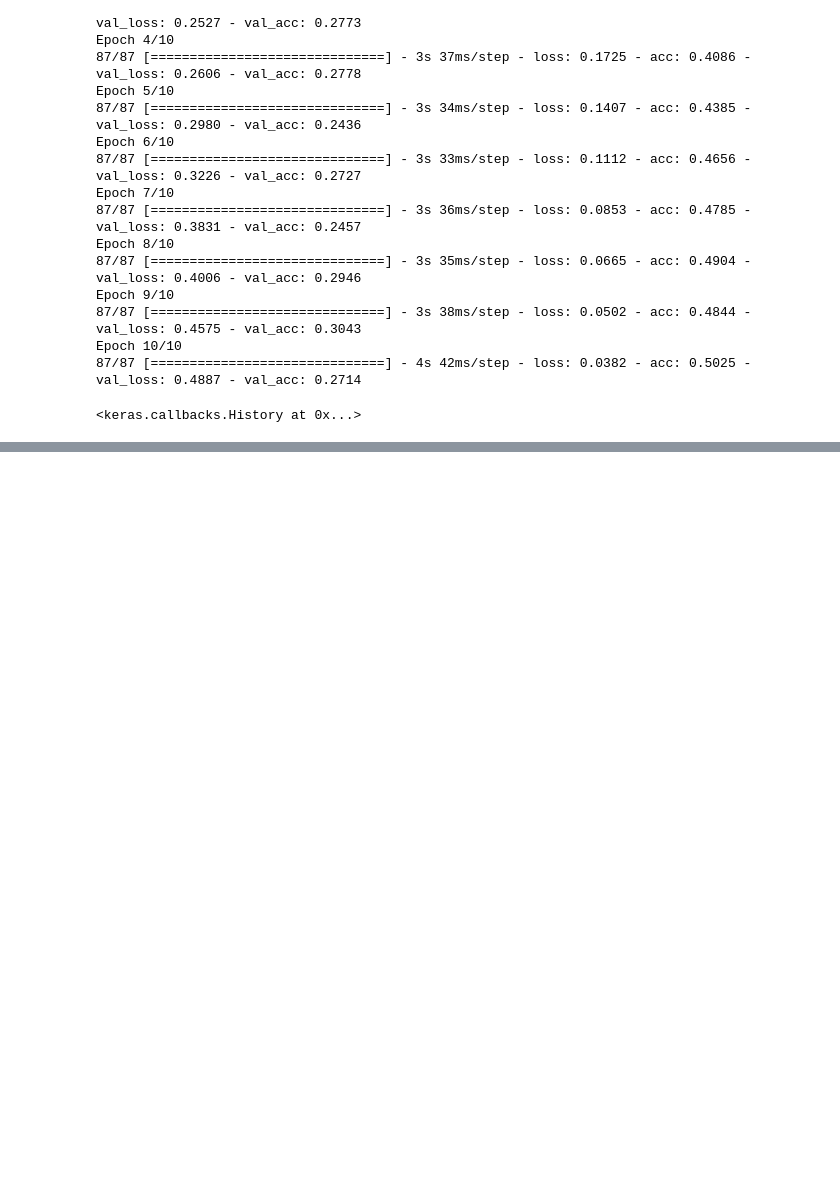
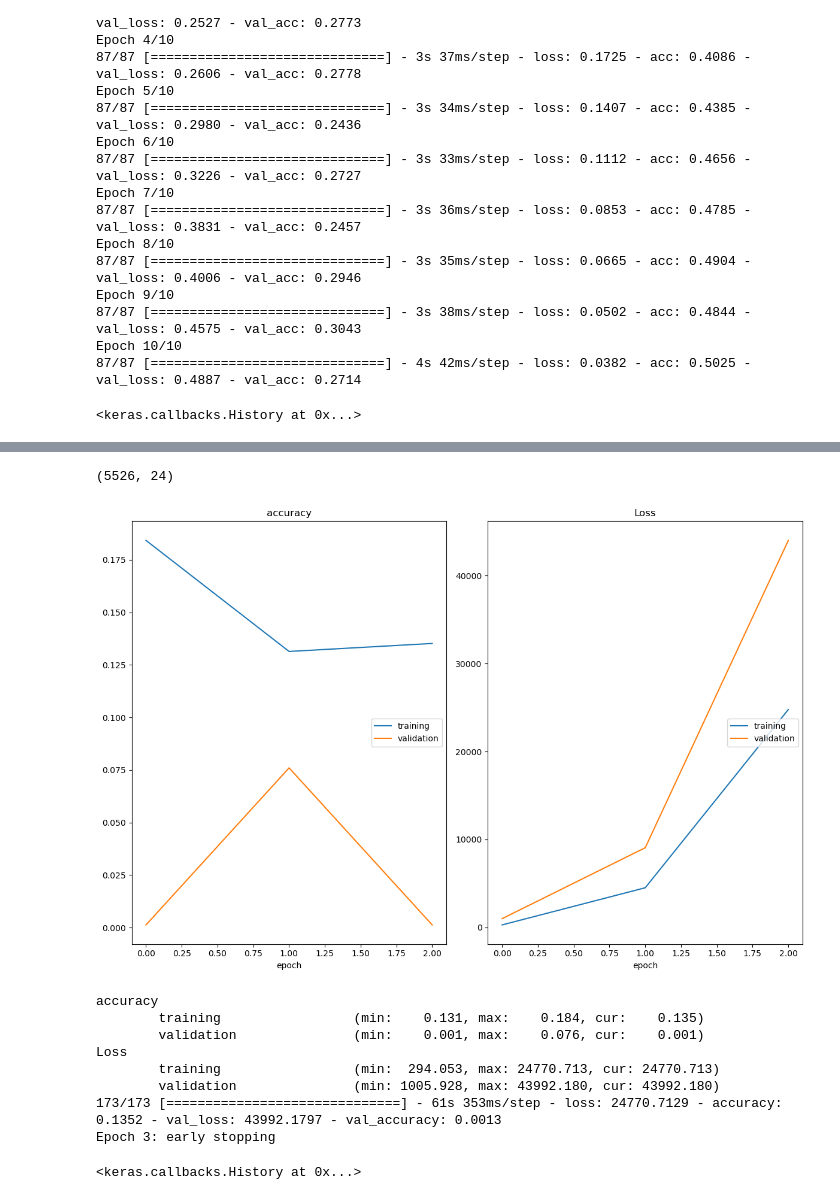
Before and after one commit to elwam/MIAD_ML_NL_TEAM, a Jupyter notebook: Proyecto_2_Prueba_2.ipynb, the cells around one changed output, grey strips where cells are left out. Saved outputs shown, nothing was run; the diff lists cells and outputs as text; code cells hidden in the pictures; blank space fills up the shorter version.

```diff
--- a/Proyecto_2_Prueba_2.ipynb
+++ b/Proyecto_2_Prueba_2.ipynb
@@ -407,0 +739,4 @@ KeyboardInterrupt:
+# %%
+# Carga de datos de archivo .csv
+dataTraining = pd.read_csv('https://github.com/albahnsen/MIAD_ML_and_NLP/raw/main/datasets/dataTraining.zip', encoding='UTF-8', index_col=0)
+dataTesting = pd.read_csv('https://github.com/albahnsen/MIAD_ML_and_NLP/raw/main/datasets/dataTesting.zip', encoding='UTF-8', index_col=0)
@@ -407,0 +752,50 @@ KeyboardInterrupt:
+# %%
+vectorizer = TfidfVectorizer(stop_words='english')
+X = vectorizer.fit_transform(dataTraining['plot']).toarray()
+# %%
+# Definición de variable de interés (y)
+dataTraining['genres'] = dataTraining['genres'].map(lambda x: eval(x))
+le = MultiLabelBinarizer()
+y_genres = le.fit_transform(dataTraining['genres'])
+Y= np.array(y_genres)
+# %%
+# Separación de variables predictoras (X) y variable de interés (y) en set de entrenamiento y test usandola función train_test_split
+x_train, x_test, y_train, y_test = train_test_split(X, Y, test_size=0.3, random_state=42)
+# %%
+y_train.shape
+# %% [output]
+(5526, 24)
+# %%
+from keras.models import Sequential
+from keras.layers import Dense, Dropout
+from keras.optimizers import Adam
+from keras.callbacks import EarlyStopping
+from keras.losses import CategoricalCrossentropy
+
+# Construcción del modelo de red neuronal
+model = Sequential()
+model.add(Dense(256, input_shape=(x_train.shape[1],), activation='relu'))
+model.add(Dense(128, activation='relu'))
+model.add(Dense(64, activation='relu'))
+model.add(Dense(24, activation='softmax'))
+
+
+#Compilacion del modelo
+model.compile(optimizer='adam', loss=CategoricalCrossentropy(), metrics=['accuracy'])
+
+
+# Early stopping para detener el entrenamiento cuando el modelo deje de mejorar
+early_stop = EarlyStopping(monitor='val_loss', patience=2, verbose=1)
+
+model.fit(x_train, y_train, validation_data=(x_test, y_test), epochs=20, callbacks=[early_stop,PlotLossesKeras()])
+# %% [output]
+[figure, added]
+accuracy
+        training                 (min:    0.131, max:    0.184, cur:    0.135)
+        validation               (min:    0.001, max:    0.076, cur:    0.001)
+Loss
+        training                 (min:  294.053, max: 24770.713, cur: 24770.713)
+        validation               (min: 1005.928, max: 43992.180, cur: 43992.180)
+173/173 [==============================] - 61s 353ms/step - loss: 24770.7129 - accuracy: 0.1352 - val_loss: 43992.1797 - val_accuracy: 0.0013
+Epoch 3: early stopping
+<keras.callbacks.History at 0x...>
```
Also changed, not shown: parts of 40 cells of this notebook.
